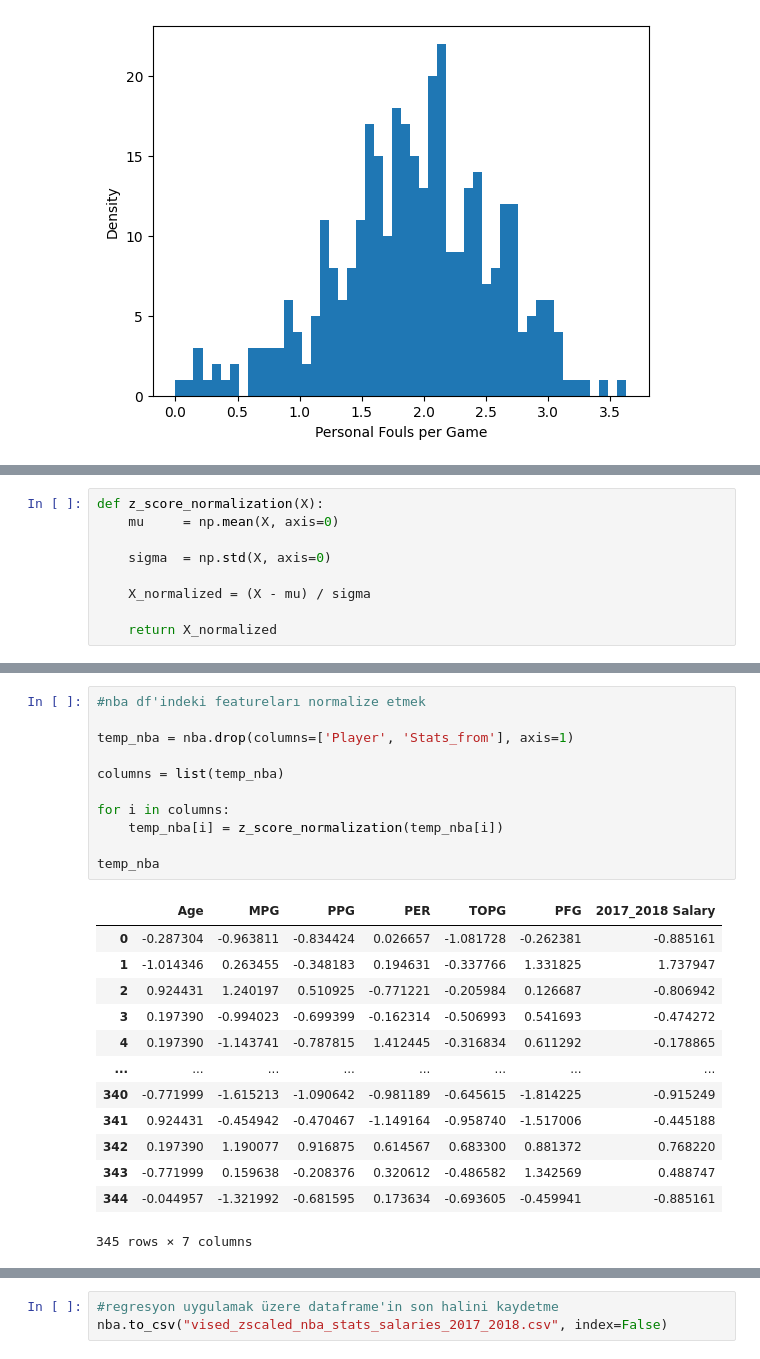
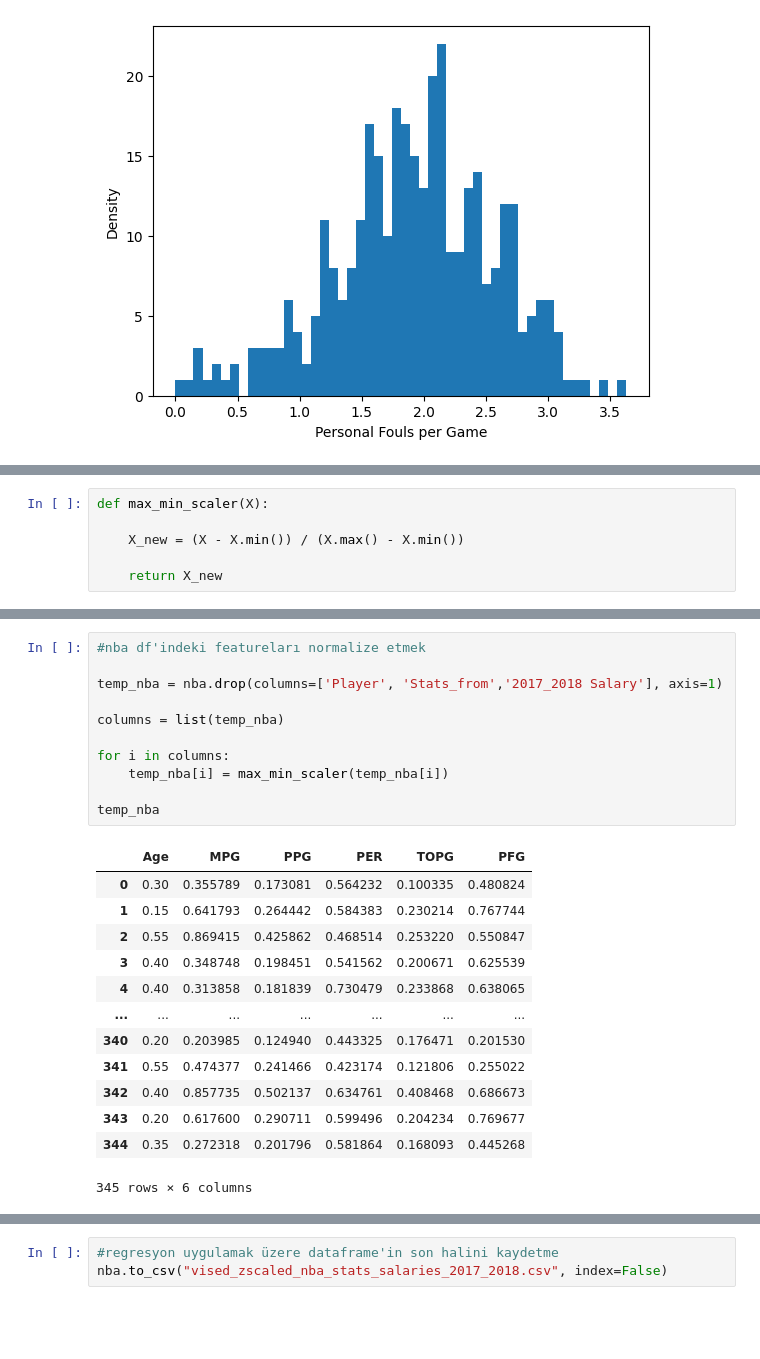
Before and after one commit to so24def/nba_salary_prediction_linearRegression, a Jupyter notebook: 2 - NBA_data_visualizing_and_scaling.ipynb, the cells around one changed output, grey strips where cells are left out. Drawn from its saved outputs; the diff is of its cells as text; blank space fills up the shorter version.

```diff
--- a/2 - NBA_data_visualizing_and_scaling.ipynb
+++ b/2 - NBA_data_visualizing_and_scaling.ipynb
@@ -121,9 +119,6 @@ Text(0.5, 0, 'Personal Fouls per Game')
 # %%
-def z_score_normalization(X):
-    mu     = np.mean(X, axis=0)
+def max_min_scaler(X):
 
-    sigma  = np.std(X, axis=0)
+    X_new = (X - X.min()) / (X.max() - X.min())
 
-    X_normalized = (X - mu) / sigma
-
-    return X_normalized
+    return X_new
@@ -138,26 +125,26 @@ columns
 # %%
 #nba df'indeki featureları normalize etmek
 
-temp_nba = nba.drop(columns=['Player', 'Stats_from'], axis=1)
+temp_nba = nba.drop(columns=['Player', 'Stats_from','2017_2018 Salary'], axis=1)
 
 columns = list(temp_nba)
 
 for i in columns:
-    temp_nba[i] = z_score_normalization(temp_nba[i])
+    temp_nba[i] = max_min_scaler(temp_nba[i])
 
 temp_nba
 # %% [output]
-|  | Age | MPG | PPG | PER | TOPG | PFG | 2017_2018 Salary |
-| 0 | -0.287304 | -0.963811 | -0.834424 | 0.026657 | -1.081728 | -0.262381 | -0.885161 |
-| 1 | -1.014346 | 0.263455 | -0.348183 | 0.194631 | -0.337766 | 1.331825 | 1.737947 |
-| 2 | 0.924431 | 1.240197 | 0.510925 | -0.771221 | -0.205984 | 0.126687 | -0.806942 |
-| 3 | 0.197390 | -0.994023 | -0.699399 | -0.162314 | -0.506993 | 0.541693 | -0.474272 |
-| 4 | 0.197390 | -1.143741 | -0.787815 | 1.412445 | -0.316834 | 0.611292 | -0.178865 |
-| ... | ... | ... | ... | ... | ... | ... | ... |
-| 340 | -0.771999 | -1.615213 | -1.090642 | -0.981189 | -0.645615 | -1.814225 | -0.915249 |
-| 341 | 0.924431 | -0.454942 | -0.470467 | -1.149164 | -0.958740 | -1.517006 | -0.445188 |
-| 342 | 0.197390 | 1.190077 | 0.916875 | 0.614567 | 0.683300 | 0.881372 | 0.768220 |
-| 343 | -0.771999 | 0.159638 | -0.208376 | 0.320612 | -0.486582 | 1.342569 | 0.488747 |
-| 344 | -0.044957 | -1.321992 | -0.681595 | 0.173634 | -0.693605 | -0.459941 | -0.885161 |
+|  | Age | MPG | PPG | PER | TOPG | PFG |
+| 0 | 0.30 | 0.355789 | 0.173081 | 0.564232 | 0.100335 | 0.480824 |
+| 1 | 0.15 | 0.641793 | 0.264442 | 0.584383 | 0.230214 | 0.767744 |
+| 2 | 0.55 | 0.869415 | 0.425862 | 0.468514 | 0.253220 | 0.550847 |
+| 3 | 0.40 | 0.348748 | 0.198451 | 0.541562 | 0.200671 | 0.625539 |
+| 4 | 0.40 | 0.313858 | 0.181839 | 0.730479 | 0.233868 | 0.638065 |
+| ... | ... | ... | ... | ... | ... | ... |
+| 340 | 0.20 | 0.203985 | 0.124940 | 0.443325 | 0.176471 | 0.201530 |
+| 341 | 0.55 | 0.474377 | 0.241466 | 0.423174 | 0.121806 | 0.255022 |
+| 342 | 0.40 | 0.857735 | 0.502137 | 0.634761 | 0.408468 | 0.686673 |
+| 343 | 0.20 | 0.617600 | 0.290711 | 0.599496 | 0.204234 | 0.769677 |
+| 344 | 0.35 | 0.272318 | 0.201796 | 0.581864 | 0.168093 | 0.445268 |
-345 rows × 7 columns
+345 rows × 6 columns
 # %%
```
Also changed, not shown: parts of 3 cells of this notebook, 1 other file.
